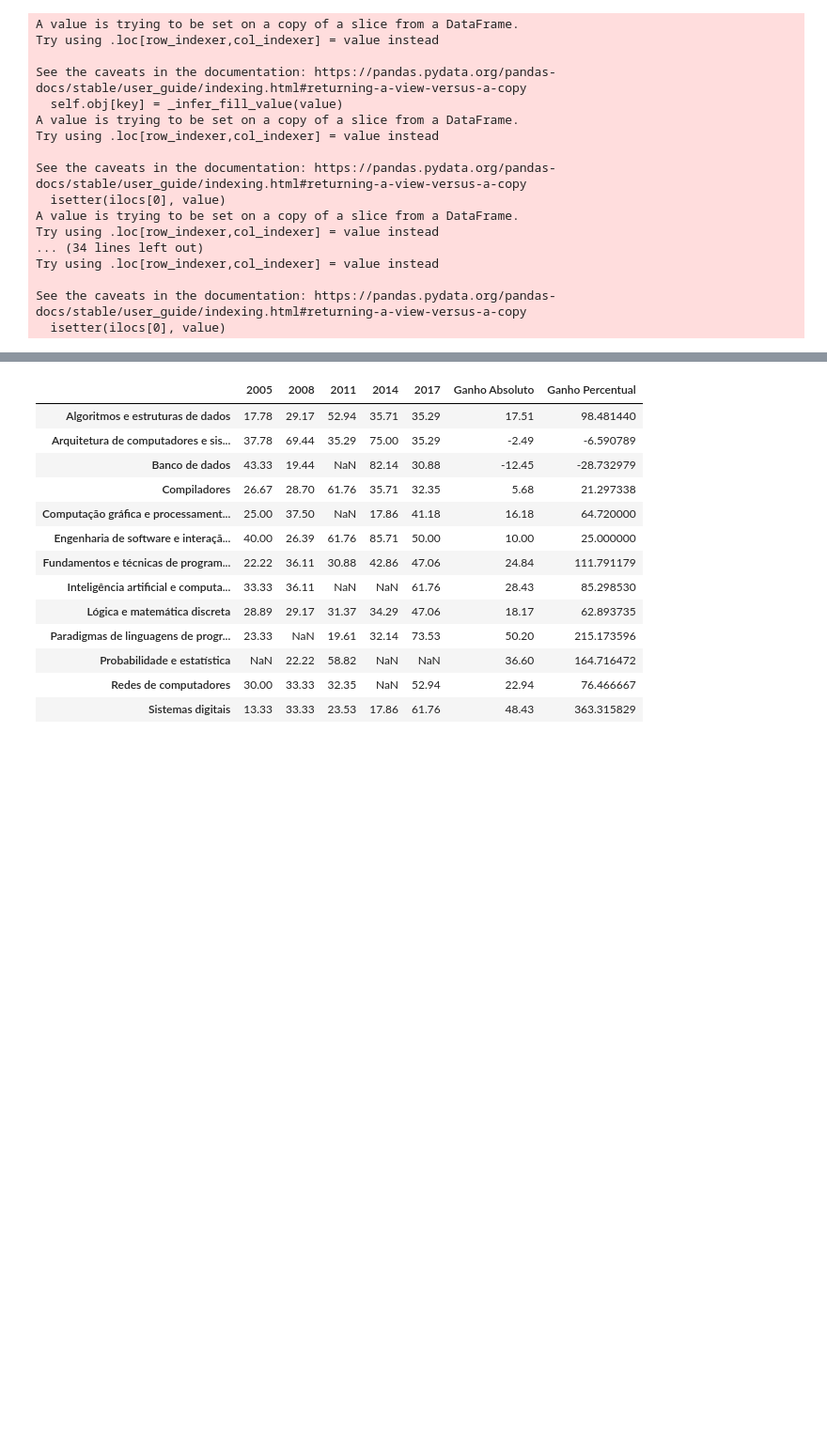
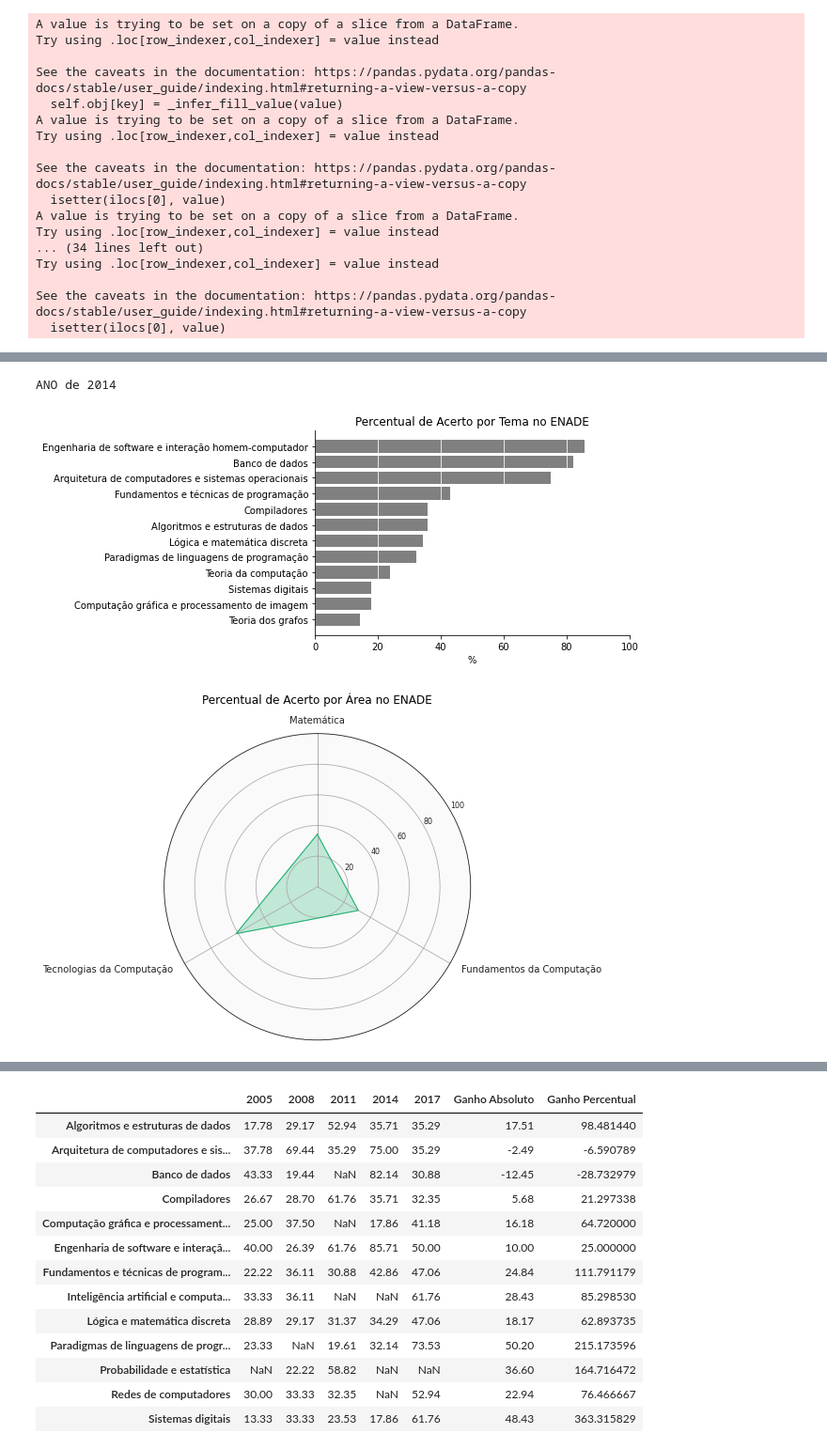
Before and after one commit to renan-cunha/KDD-Enade-Computing, a Jupyter notebook: main.ipynb, the cells around one changed output, grey strips where cells are left out. Shown at 94% size. Drawn from its saved outputs; the diff is of its cells as text; code cells hidden in the pictures; blank space fills up the shorter version.

```diff
--- a/main.ipynb
+++ b/main.ipynb
@@ -346,0 +294,7 @@ ANO de 2005
+# %%
+year = 2014
+display_data_by_subject(year, dfs, display_dfs)
+# %% [output]
+ANO de 2014
+[figure, added]
+[figure, added]
```
Also changed, not shown: parts of 15 cells of this notebook.
